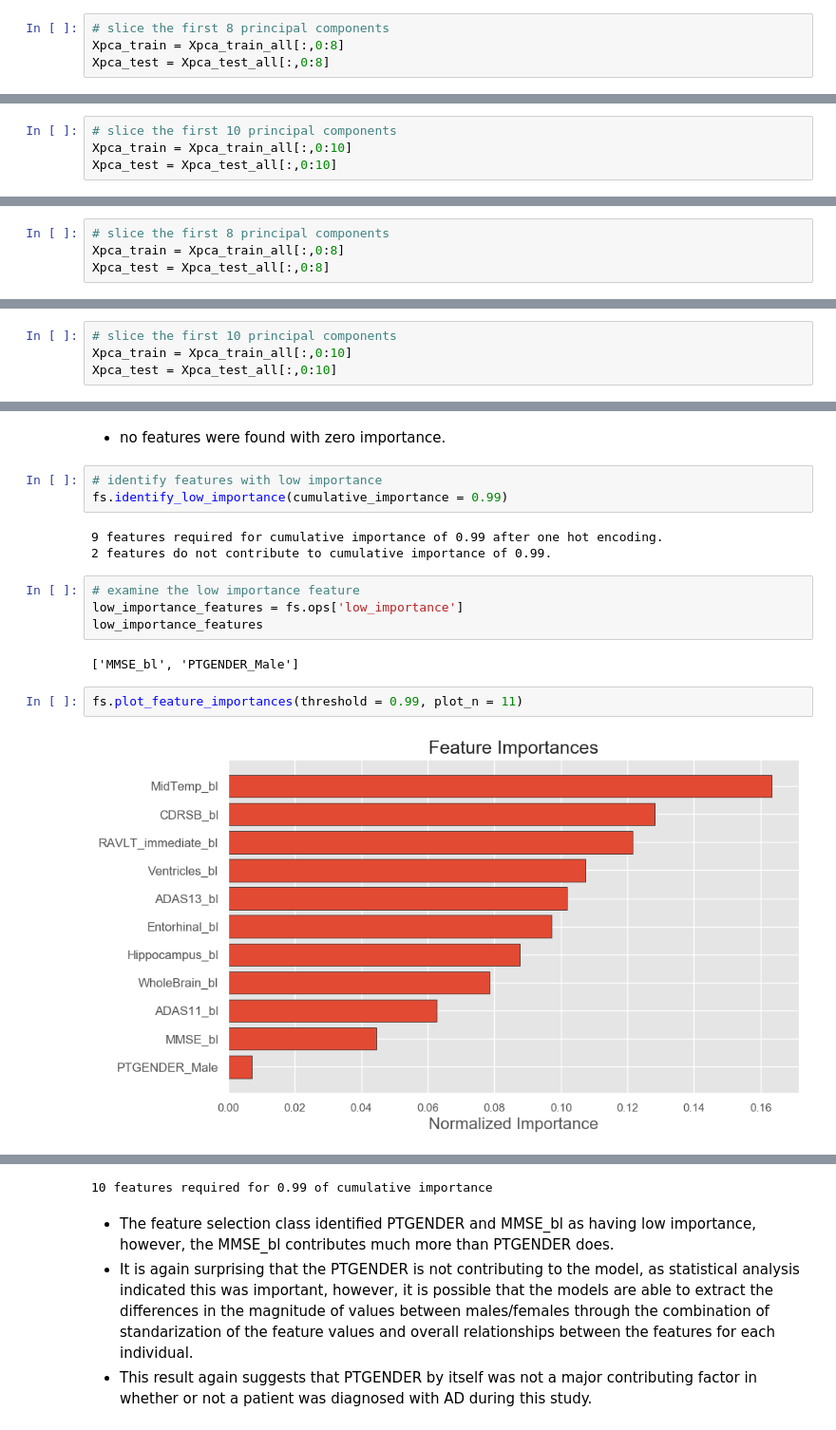
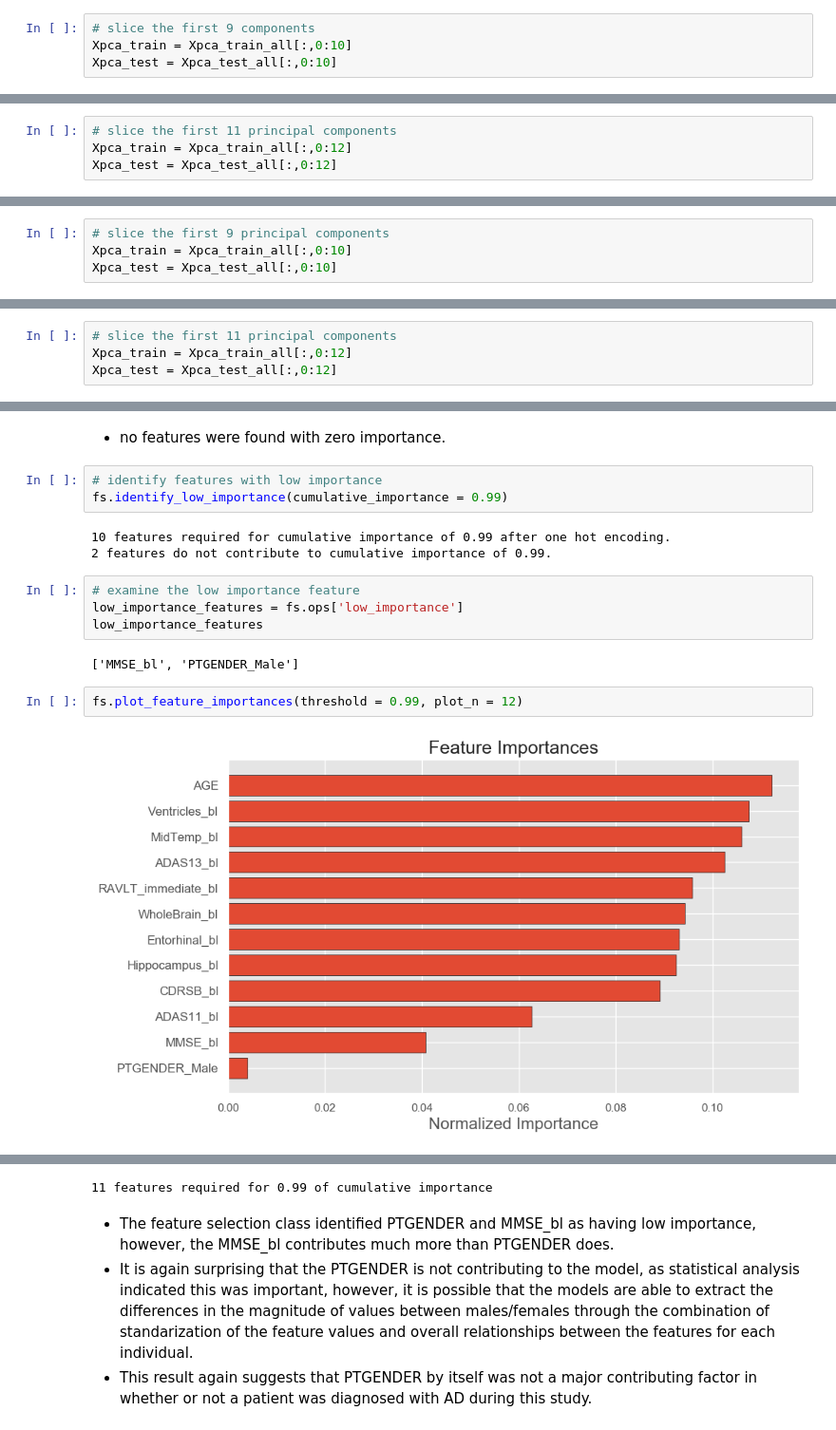
Before and after one commit to Haydost/Springboard_Portfolio, a Jupyter notebook: Capstone_1_Alzheimers_InProgress/5-Machine_Learning.ipynb, the cells around one changed output, grey strips where cells are left out. Shown at 95% size. Cells and saved outputs as stored; diff of their text form.

```diff
--- a/Capstone_1_Alzheimers_InProgress/5-Machine_Learning.ipynb
+++ b/Capstone_1_Alzheimers_InProgress/5-Machine_Learning.ipynb
@@ -1608,7 +1610,7 @@ _ = plt.ylabel('Explained Variance')
 # %%
-# slice the first 8 principal components
-Xpca_train = Xpca_train_all[:,0:8]
-Xpca_test = Xpca_test_all[:,0:8]
+# slice the first 9 components
+Xpca_train = Xpca_train_all[:,0:10]
+Xpca_test = Xpca_test_all[:,0:10]
 # %%
 df3 = ml.run_models(Xpca_train, Xpca_test, yd_train, yd_test)
 # %%
@@ -1627,7 +1629,7 @@ df3
 # %%
-# slice the first 10 principal components
-Xpca_train = Xpca_train_all[:,0:10]
-Xpca_test = Xpca_test_all[:,0:10]
+# slice the first 11 principal components
+Xpca_train = Xpca_train_all[:,0:12]
+Xpca_test = Xpca_test_all[:,0:12]
 # %%
 df4 = ml.run_models(Xpca_train, Xpca_test, yd_train, yd_test)
 df4
@@ -1681,7 +1683,7 @@ _ = plt.ylabel('Explained Variance')
 # %%
-# slice the first 8 principal components
-Xpca_train = Xpca_train_all[:,0:8]
-Xpca_test = Xpca_test_all[:,0:8]
+# slice the first 9 principal components
+Xpca_train = Xpca_train_all[:,0:10]
+Xpca_test = Xpca_test_all[:,0:10]
 # %%
 df5 = ml.run_models(Xpca_train, Xpca_test, y_train, y_test)
 df5
@@ -1700,7 +1702,7 @@ df5
 # %%
-# slice the first 10 principal components
-Xpca_train = Xpca_train_all[:,0:10]
-Xpca_test = Xpca_test_all[:,0:10]
+# slice the first 11 principal components
+Xpca_train = Xpca_train_all[:,0:12]
+Xpca_test = Xpca_test_all[:,0:12]
 # %%
 df6 = ml.run_models(Xpca_train, Xpca_test, y_train, y_test)
 df6
@@ -1925,7 +1925,7 @@ Early stopping, best iteration is:
 # identify features with low importance
 fs.identify_low_importance(cumulative_importance = 0.99)
 # %% [output]
-9 features required for cumulative importance of 0.99 after one hot encoding.
+10 features required for cumulative importance of 0.99 after one hot encoding.
 2 features do not contribute to cumulative importance of 0.99.
 # %%
 # examine the low importance feature
@@ -1934,6 +1934,6 @@ low_importance_features
 # %% [output]
 ['MMSE_bl', 'PTGENDER_Male']
 # %%
-fs.plot_feature_importances(threshold = 0.99, plot_n = 11)
+fs.plot_feature_importances(threshold = 0.99, plot_n = 12)
 # %% [output]
-[figure, old version]
+[figure, new version]
@@ -1941,4 +1941,4 @@ fs.plot_feature_importances(threshold = 0.99, plot_n = 11)
-10 features required for 0.99 of cumulative importance
+11 features required for 0.99 of cumulative importance
 # %% [markdown]
 - The feature selection class identified PTGENDER and MMSE_bl as having low importance, however, the MMSE_bl contributes much more than PTGENDER does.
 - It is again surprising that the PTGENDER is not contributing to the model, as statistical analysis indicated this was important, however, it is possible that the models are able to extract the differences in the magnitude of values between males/females through the combination of standarization of the feature values and overall relationships between the features for each individual.
```
Also changed, not shown: parts of 174 cells of this notebook, 7 other files.
